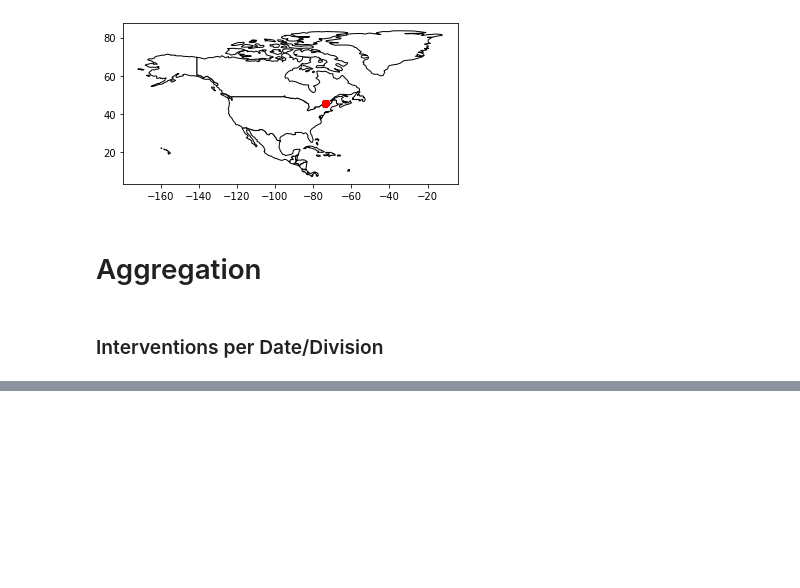
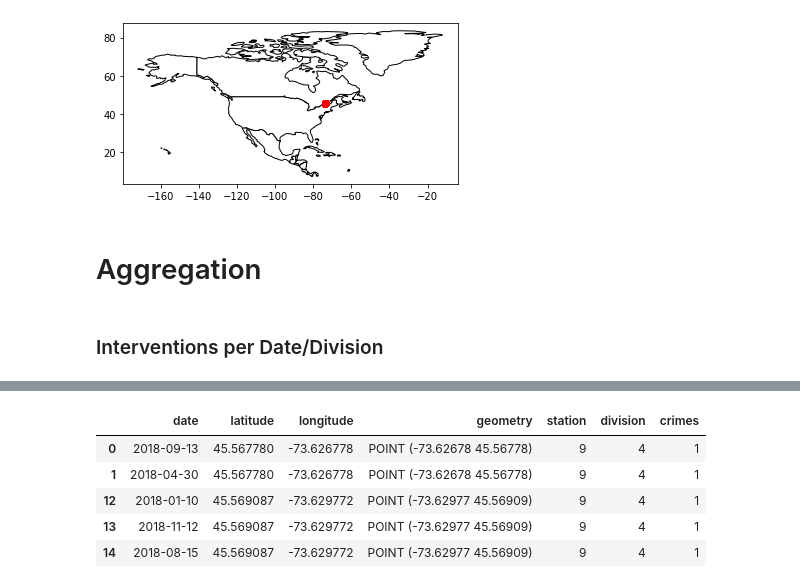
Before and after one commit to naderghanbari/mcgill-capstone, a Jupyter notebook: mcgill_capstone.ipynb, the cells around one changed output, grey strips where cells are left out. Drawn from its saved outputs; the diff is of its cells as text; code cells hidden in the pictures; blank space fills up the shorter version.

Commit message:
Find closest station to each crime and aggregate

```diff
--- a/mcgill_capstone.ipynb
+++ b/mcgill_capstone.ipynb
@@ -232,7 +236,14 @@ interventions_with_division.head()
 # %%
 # Read crimes dataset into a Pandas dataframe
 crimes = pd.read_csv("crimes/crimes.csv", encoding="ISO-8859-1")
-crimes.rename(columns={"DATE":"date", "LATITUDE":"latitude", "LONGITUDE":"longitude"}, inplace=True)
+crimes.rename(
+  columns={
+    "DATE": "date",
+    "LATITUDE": "latitude",
+    "LONGITUDE": "longitude",
+  },
+  inplace=True,
+)
 crimes = crimes[["date","latitude","longitude"]]
 crimes.head()
 # %% [output]
@@ -315,0 +329,12 @@ assert(incidents_date_division.units_deployed.sum() == interventions_with_divisi
+# %%
+station_locations = stations_with_division.geometry.unary_union
+
+# Finds the closest fire station to a given point
+def closest_fire_station(point):
+  closest = stations_with_division.geometry == nearest_points(point, station_locations)[1]
+  return stations_with_division[closest]["station"].iloc[0]
+# %%
+# Find the closest station to each crime
+# This step takes a long time to run (about 3 minutes)
+crimes['station'] = crimes.apply(lambda row: closest_fire_station(row.geometry), axis=1)
+crimes.head()
@@ -315,0 +348,8 @@ assert(incidents_date_division.units_deployed.sum() == interventions_with_divisi
+# %%
+# Merge crimes with divisions
+crimes_with_division = crimes.join(
+  divisions,
+  on="station",
+  how="inner",
+)
+crimes_with_division.head()
@@ -315,0 +363,11 @@ assert(incidents_date_division.units_deployed.sum() == interventions_with_divisi
+# %%
+# Add a fixed column of 1 for grouping and counting purposes
+crimes_with_division["crimes"] = 1
+crimes_with_division.head()
+# %% [output]
+|  | date | latitude | longitude | geometry | station | division | crimes |
+| 0 | 2018-09-13 | 45.567780 | -73.626778 | POINT (-73.62678 45.56778) | 9 | 4 | 1 |
+| 1 | 2018-04-30 | 45.567780 | -73.626778 | POINT (-73.62678 45.56778) | 9 | 4 | 1 |
+| 12 | 2018-01-10 | 45.569087 | -73.629772 | POINT (-73.62977 45.56909) | 9 | 4 | 1 |
+| 13 | 2018-11-12 | 45.569087 | -73.629772 | POINT (-73.62977 45.56909) | 9 | 4 | 1 |
+| 14 | 2018-08-15 | 45.569087 | -73.629772 | POINT (-73.62977 45.56909) | 9 | 4 | 1 |
```
Also changed, not shown: parts of 13 cells of this notebook.
